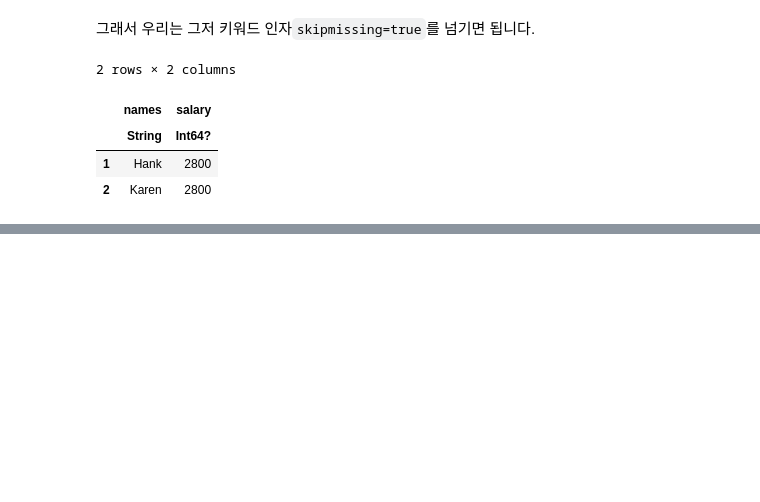
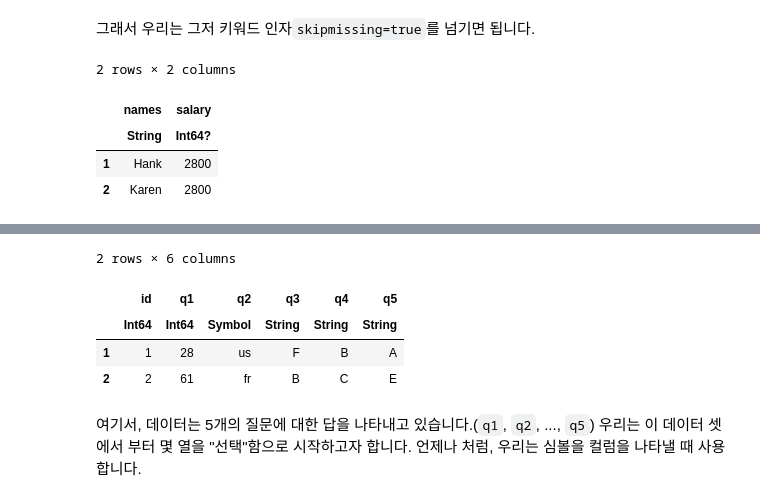
Before and after one commit to JunDamin/NotebooksForDataScience, a Jupyter notebook: docs/julia/data_science/04_DataFrames.ipynb, the cells around one changed output, grey strips where cells are left out. Saved outputs shown, nothing was run; the diff lists cells and outputs as text; code cells hidden in the pictures; blank space fills up the shorter version.

```diff
--- a/docs/julia/data_science/04_DataFrames.ipynb
+++ b/docs/julia/data_science/04_DataFrames.ipynb
@@ -678,0 +682,19 @@ subset(salaries(), :salary => ByRow(>(2_000)); skipmissing=true)
+# %%
+function responses()
+    id = [1,2]
+    q1 = [28, 61]
+    q2 = [:us, :fr]
+    q3 = ["F", "B"]
+    q4 = ["B", "C"]
+    q5 = ["A", "E"]
+    DataFrame(; id, q1, q2, q3, q4, q5)
+end
+responses()
+# %% [output]
+2 rows × 6 columns
+|  | id | q1 | q2 | q3 | q4 | q5 |
+|  | Int64 | Int64 | Symbol | String | String | String |
+| 1 | 1 | 28 | us | F | B | A |
+| 2 | 2 | 61 | fr | B | C | E |
+# %% [markdown]
+여기서, 데이터는 5개의 질문에 대한 답을 나타내고 있습니다.(`q1`, `q2`, ..., `q5`) 우리는 이 데이터 셋에서 부터 몇 열을 "선택"함으로 시작하고자 합니다. 언제나 처럼, 우리는 심볼을 컬럼을 나타낼 때 사용합니다.
```
Also changed, not shown: parts of 20 cells of this notebook, 1 other file.
